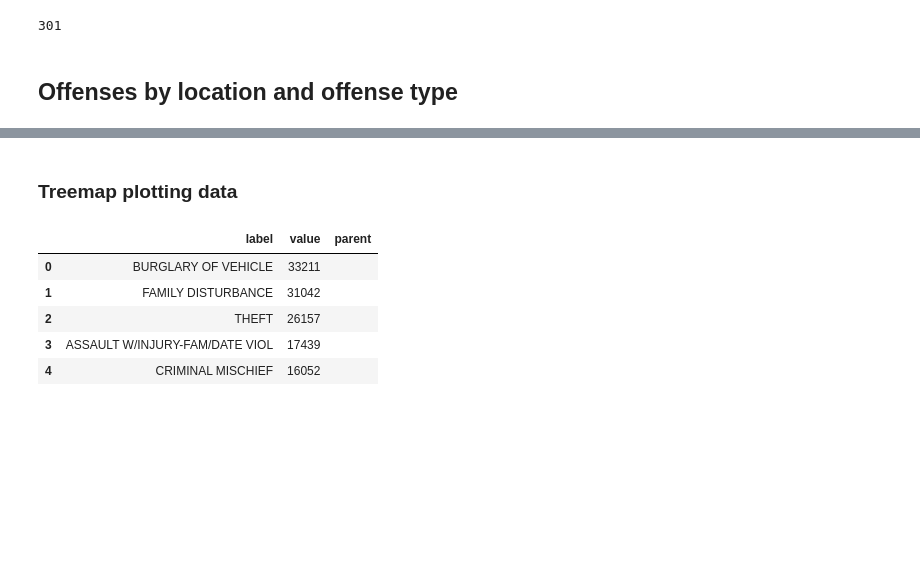
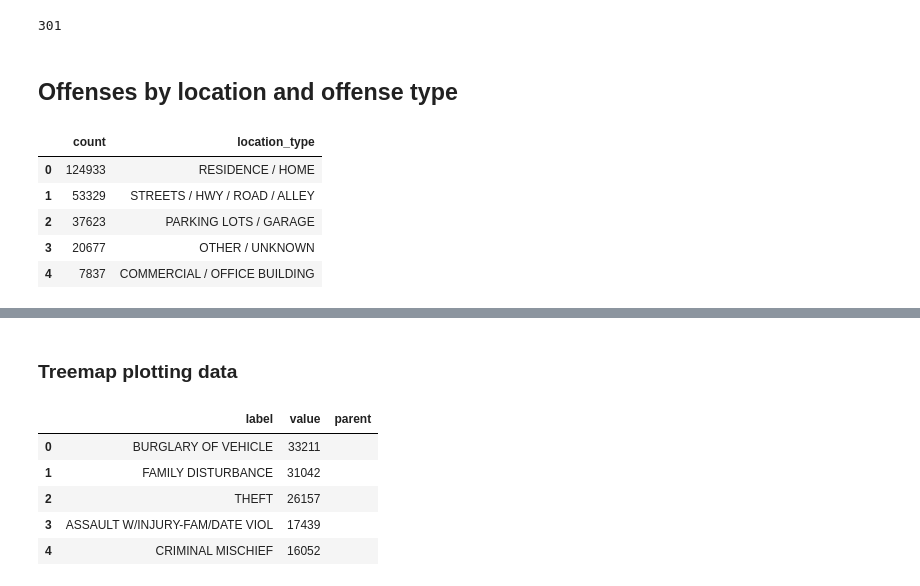
Before and after one commit to DonnieData/austin_crime_EDA, a Jupyter notebook: crime_data_EDA.ipynb, the cells around one changed output, grey strips where cells are left out. Saved outputs shown, nothing was run; the diff lists cells and outputs as text; code cells hidden in the pictures; blank space fills up the shorter version.

```diff
--- a/crime_data_EDA.ipynb
+++ b/crime_data_EDA.ipynb
@@ -140,0 +170,9 @@ fig.show()
+# %%
+top_10_loc.head()
+# %% [output]
+|  | count | location_type |
+| 0 | 124933 | RESIDENCE / HOME |
+| 1 | 53329 | STREETS / HWY / ROAD / ALLEY |
+| 2 | 37623 | PARKING LOTS / GARAGE |
+| 3 | 20677 | OTHER / UNKNOWN |
+| 4 | 7837 | COMMERCIAL / OFFICE BUILDING |
```
Also changed, not shown: parts of 11 cells of this notebook, 3 other files.
